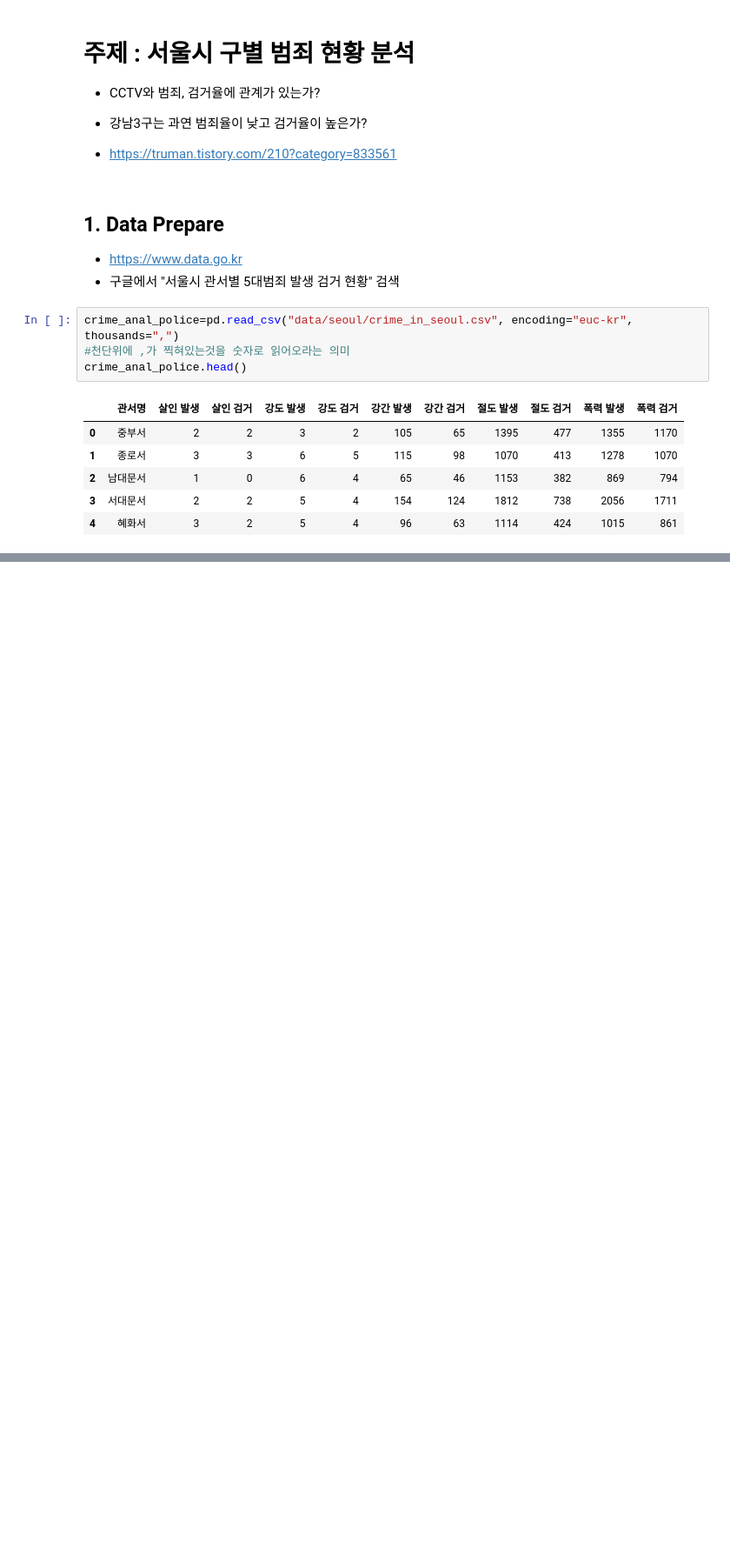
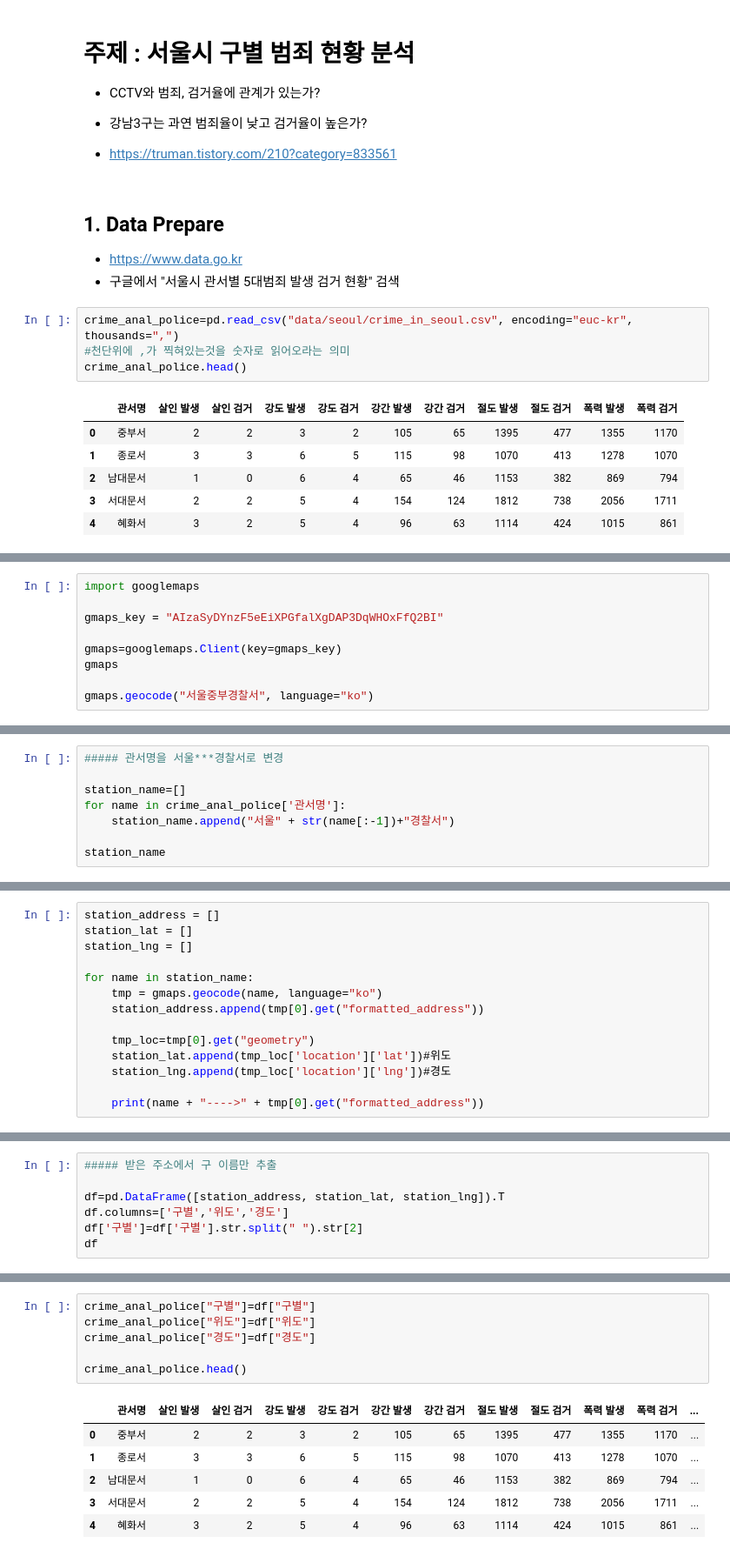
Before and after one commit to ch00251/PythonPractice, a Jupyter notebook: 분석예제3.ipynb, the cells around one changed output, grey strips where cells are left out. Shown: that part at 87% size. Saved outputs shown, nothing was run; the diff lists cells and outputs as text; blank space fills up the shorter version.

```diff
--- a/분석예제3.ipynb
+++ b/분석예제3.ipynb
@@ -36,0 +216,9 @@ crime_anal_police.head()
+# %%
+import googlemaps
+
+gmaps_key = "AIzaSyDYnzF5eEiXPGfalXgDAP3DqWHOxFfQ2BI"
+
+gmaps=googlemaps.Client(key=gmaps_key)
+gmaps
+
+gmaps.geocode("서울중부경찰서", language="ko")
@@ -36,0 +243,8 @@ crime_anal_police.head()
+# %%
+##### 관서명을 서울***경찰서로 변경
+
+station_name=[]
+for name in crime_anal_police['관서명']:
+    station_name.append("서울" + str(name[:-1])+"경찰서")
+
+station_name
@@ -36,0 +269,14 @@ crime_anal_police.head()
+# %%
+station_address = []
+station_lat = []
+station_lng = []
+
+for name in station_name:
+    tmp = gmaps.geocode(name, language="ko")
+    station_address.append(tmp[0].get("formatted_address"))
+
+    tmp_loc=tmp[0].get("geometry")
+    station_lat.append(tmp_loc['location']['lat'])#위도
+    station_lng.append(tmp_loc['location']['lng'])#경도
+
+    print(name + "---->" + tmp[0].get("formatted_address"))
@@ -36,0 +301,7 @@ crime_anal_police.head()
+# %%
+##### 받은 주소에서 구 이름만 추출
+
+df=pd.DataFrame([station_address, station_lat, station_lng]).T
+df.columns=['구별','위도','경도']
+df['구별']=df['구별'].str.split(" ").str[2]
+df
@@ -36,0 +326,13 @@ crime_anal_police.head()
+# %%
+crime_anal_police["구별"]=df["구별"]
+crime_anal_police["위도"]=df["위도"]
+crime_anal_police["경도"]=df["경도"]
+
+crime_anal_police.head()
+# %% [output]
+|  | 관서명 | 살인 발생 | 살인 검거 | 강도 발생 | 강도 검거 | 강간 발생 | 강간 검거 | 절도 발생 | 절도 검거 | 폭력 발생 | 폭력 검거 | ... |
+| 0 | 중부서 | 2 | 2 | 3 | 2 | 105 | 65 | 1395 | 477 | 1355 | 1170 | ... |
+| 1 | 종로서 | 3 | 3 | 6 | 5 | 115 | 98 | 1070 | 413 | 1278 | 1070 | ... |
+| 2 | 남대문서 | 1 | 0 | 6 | 4 | 65 | 46 | 1153 | 382 | 869 | 794 | ... |
+| 3 | 서대문서 | 2 | 2 | 5 | 4 | 154 | 124 | 1812 | 738 | 2056 | 1711 | ... |
+| 4 | 혜화서 | 3 | 2 | 5 | 4 | 96 | 63 | 1114 | 424 | 1015 | 861 | ... |
```
Also changed, not shown: parts of 30 cells of this notebook.
